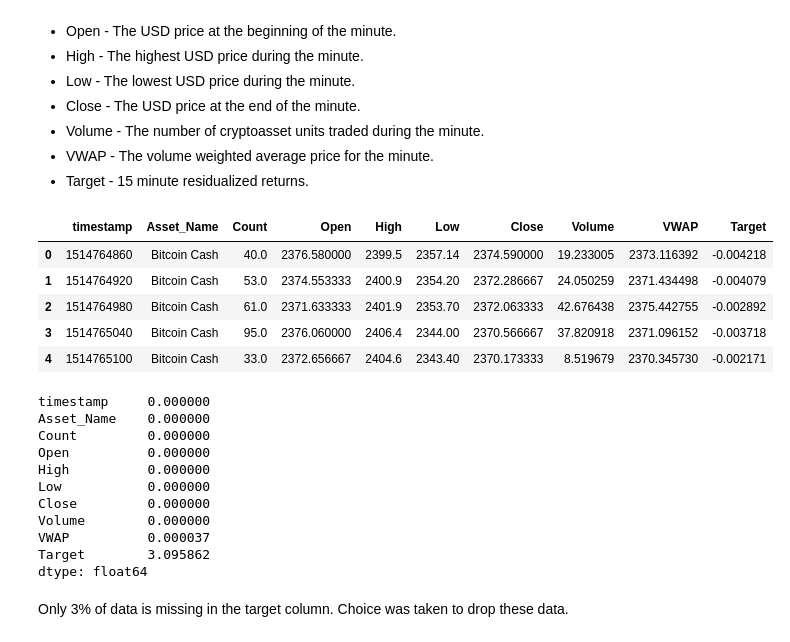
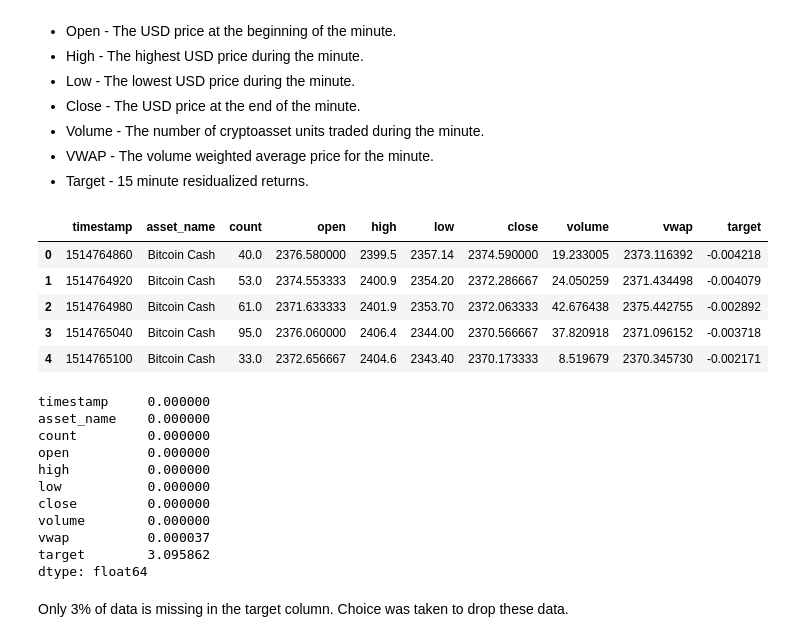
Before and after one commit to Sylvariane/Kaggle_cryptocurrencies_forecasting, a Jupyter notebook: P08_01_notebook.ipynb, the cells around one changed output. Drawn from its saved outputs; the diff is of its cells as text; code cells hidden in the pictures.

```diff
--- a/P08_01_notebook.ipynb
+++ b/P08_01_notebook.ipynb
@@ -125,13 +127,17 @@ Columns of the dataset :
 # %%
 # Merging dataset to obtain name of each cryptocurrency
 df = pd.merge(df, asset, on="Asset_ID")
 df = df[["timestamp", "Asset_Name", "Count",
          "Open", "High", "Low",
          "Close", "Volume", "VWAP",
          "Target"]]
+df.columns = ["timestamp", "asset_name", "count",
+              "open", "high", "low",
+              "close", "volume", "vwap",
+              "target"]
 df.head()
 # %% [output]
-|  | timestamp | Asset_Name | Count | Open | High | Low | Close | Volume | VWAP | Target |
+|  | timestamp | asset_name | count | open | high | low | close | volume | vwap | target |
 | 0 | 1514764860 | Bitcoin Cash | 40.0 | 2376.580000 | 2399.5 | 2357.14 | 2374.590000 | 19.233005 | 2373.116392 | -0.004218 |
 | 1 | 1514764920 | Bitcoin Cash | 53.0 | 2374.553333 | 2400.9 | 2354.20 | 2372.286667 | 24.050259 | 2371.434498 | -0.004079 |
 | 2 | 1514764980 | Bitcoin Cash | 61.0 | 2371.633333 | 2401.9 | 2353.70 | 2372.063333 | 42.676438 | 2375.442755 | -0.002892 |
@@ -141,15 +147,15 @@ df.head()
 df.isnull().mean() * 100
 # %% [output]
 timestamp     0.000000
-Asset_Name    0.000000
-Count         0.000000
-Open          0.000000
-High          0.000000
-Low           0.000000
-Close         0.000000
-Volume        0.000000
-VWAP          0.000037
-Target        3.095862
+asset_name    0.000000
+count         0.000000
+open          0.000000
+high          0.000000
+low           0.000000
+close         0.000000
+volume        0.000000
+vwap          0.000037
+target        3.095862
 dtype: float64
 # %% [markdown]
 Only 3% of data is missing in the target column. Choice was taken to drop these data.
```
Also changed, not shown: parts of 51 cells of this notebook.
